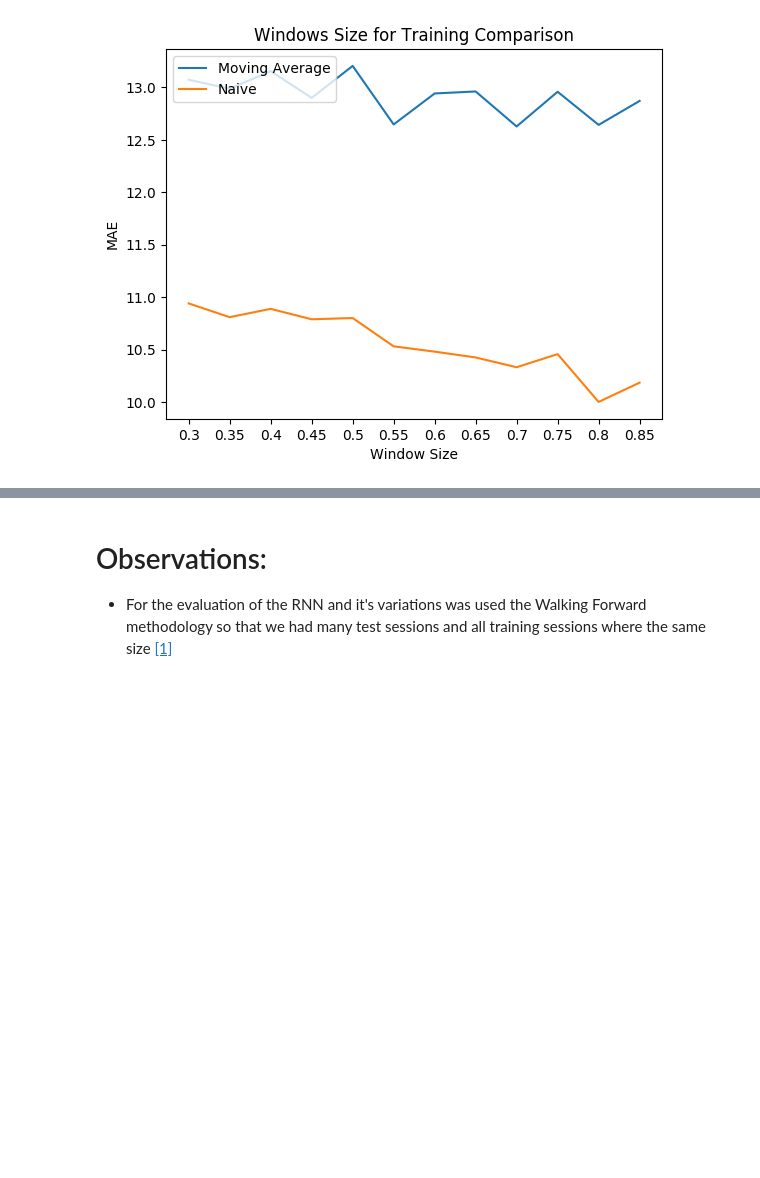
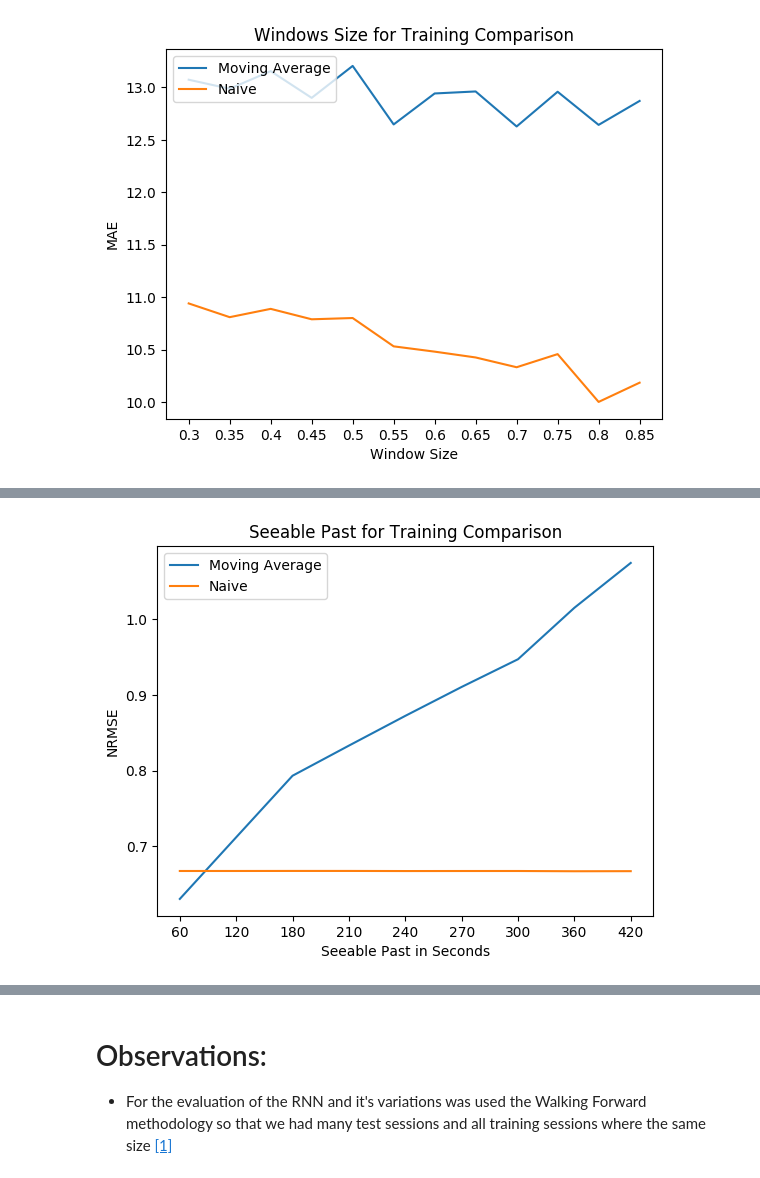
Before and after one commit to claudiosegala/traffic-flow-prediction, a Jupyter notebook: code/tcc.ipynb, the cells around one changed output, grey strips where cells are left out. Cells and saved outputs as stored; diff of their text form; code cells hidden in the pictures; blank space fills up the shorter version.

```diff
--- a/code/tcc.ipynb
+++ b/code/tcc.ipynb
@@ -1299,3 +1352,6 @@ plot_results_comparison('Windows Size for Training Comparison', 'Window Size', w
 plot_results_comparison('Windows Size for Training Comparison', 'Window Size', window_splits, 'MAE')
 # %% [output]
 [figure]
+# %%
+seeable_pasts = [60, 120, 180, 210, 240, 270, 300, 360, 420]
+compare_results_by_seeable_past(seeable_pasts)
@@ -1301,0 +1368,4 @@ plot_results_comparison('Windows Size for Training Comparison', 'Window Size', w
+# %%
+plot_results_comparison('Seeable Past for Training Comparison', 'Seeable Past in Seconds', seeable_pasts, 'NRMSE')
+# %% [output]
+[figure, added]
```
Also changed, not shown: parts of 27 cells of this notebook.
